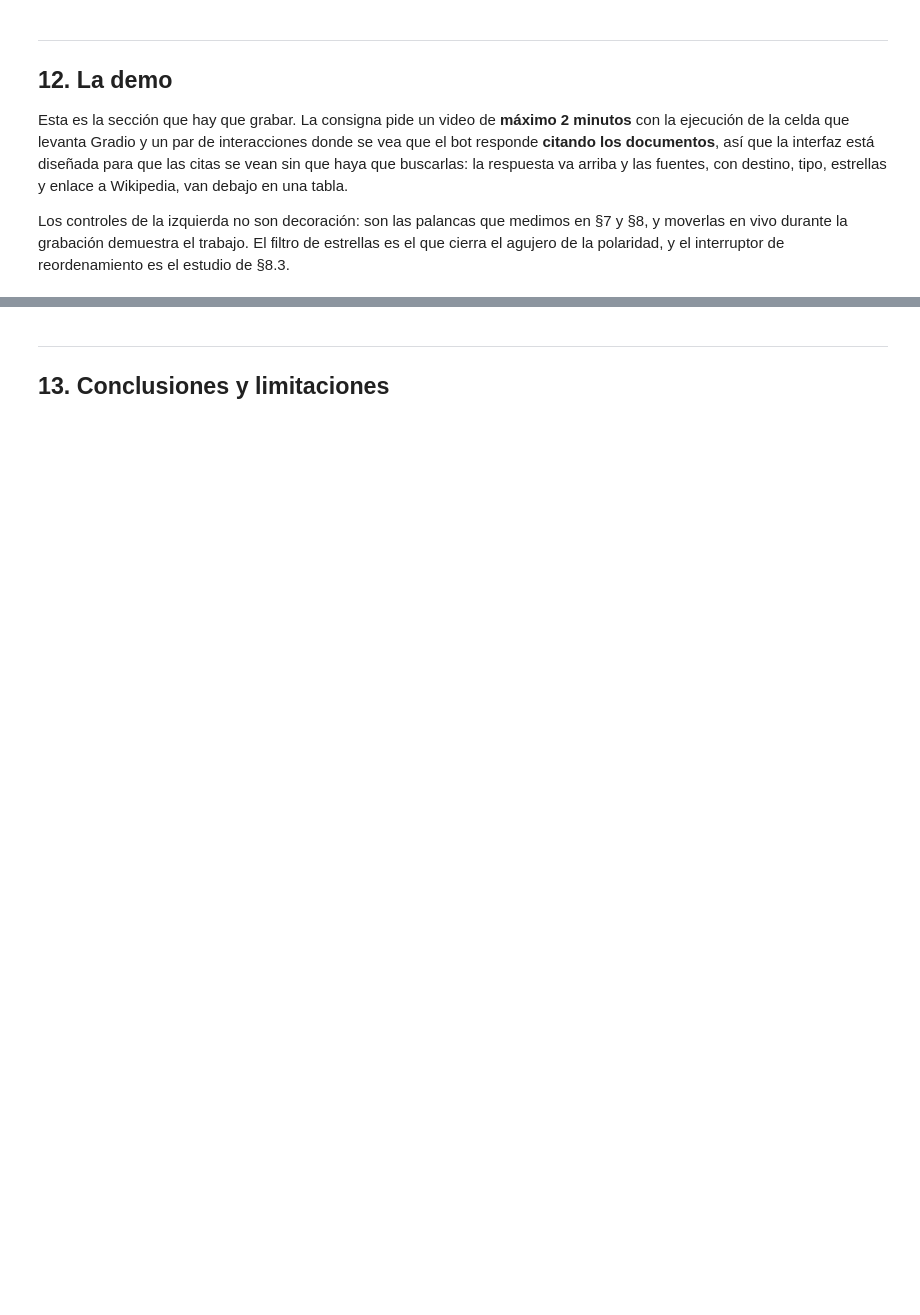
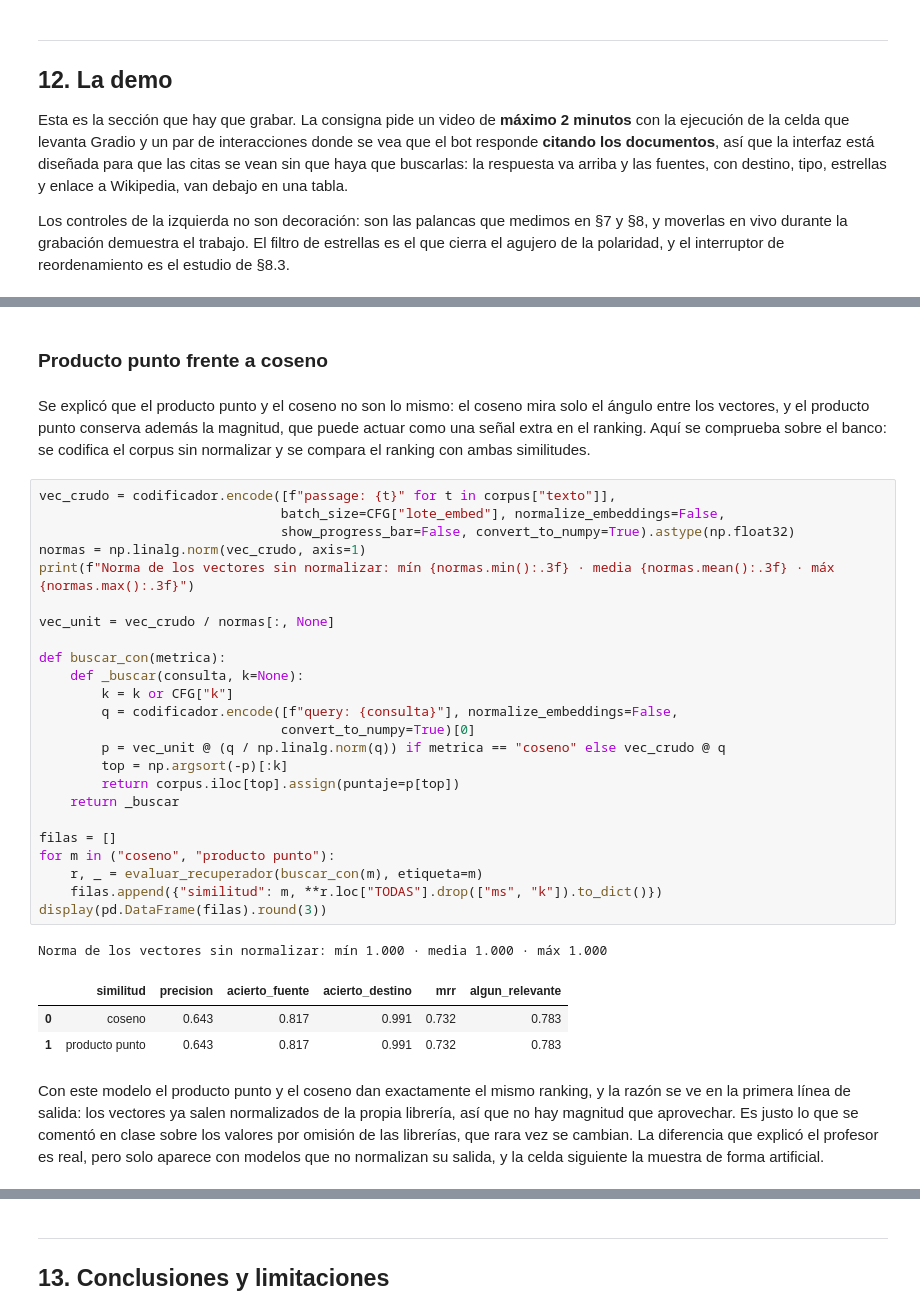
Before and after one commit to Aguado4/miniproyecto-5-nlp-Aguado-Cruz-Ramirez, a Jupyter notebook: notebooks/miniproyecto5_restmex_rag.ipynb, the cells around one changed output, grey strips where cells are left out. Saved outputs shown, nothing was run; the diff lists cells and outputs as text; blank space fills up the shorter version.

```diff
--- a/notebooks/miniproyecto5_restmex_rag.ipynb
+++ b/notebooks/miniproyecto5_restmex_rag.ipynb
@@ -1513,0 +1900,35 @@ if HAY_OLLAMA:
+# %% [markdown]
+### Producto punto frente a coseno
+# %% [markdown]
+Se explicó que el producto punto y el coseno no son lo mismo: el coseno mira solo el ángulo entre los vectores, y el producto punto conserva además la magnitud, que puede actuar como una señal extra en el ranking. Aquí se comprueba sobre el banco: se codifica el corpus sin normalizar y se compara el ranking con ambas similitudes.
+# %%
+vec_crudo = codificador.encode([f"passage: {t}" for t in corpus["texto"]],
+                               batch_size=CFG["lote_embed"], normalize_embeddings=False,
+                               show_progress_bar=False, convert_to_numpy=True).astype(np.float32)
+normas = np.linalg.norm(vec_crudo, axis=1)
+print(f"Norma de los vectores sin normalizar: mín {normas.min():.3f} · media {normas.mean():.3f} · máx {normas.max():.3f}")
+
+vec_unit = vec_crudo / normas[:, None]
+
+def buscar_con(metrica):
+    def _buscar(consulta, k=None):
+        k = k or CFG["k"]
+        q = codificador.encode([f"query: {consulta}"], normalize_embeddings=False,
+                               convert_to_numpy=True)[0]
+        p = vec_unit @ (q / np.linalg.norm(q)) if metrica == "coseno" else vec_crudo @ q
+        top = np.argsort(-p)[:k]
+        return corpus.iloc[top].assign(puntaje=p[top])
+    return _buscar
+
+filas = []
+for m in ("coseno", "producto punto"):
+    r, _ = evaluar_recuperador(buscar_con(m), etiqueta=m)
+    filas.append({"similitud": m, **r.loc["TODAS"].drop(["ms", "k"]).to_dict()})
+display(pd.DataFrame(filas).round(3))
+# %% [output]
+Norma de los vectores sin normalizar: mín 1.000 · media 1.000 · máx 1.000
+|  | similitud | precision | acierto_fuente | acierto_destino | mrr | algun_relevante |
+| 0 | coseno | 0.643 | 0.817 | 0.991 | 0.732 | 0.783 |
+| 1 | producto punto | 0.643 | 0.817 | 0.991 | 0.732 | 0.783 |
+# %% [markdown]
+Con este modelo el producto punto y el coseno dan exactamente el mismo ranking, y la razón se ve en la primera línea de salida: los vectores ya salen normalizados de la propia librería, así que no hay magnitud que aprovechar. Es justo lo que se comentó en clase sobre los valores por omisión de las librerías, que rara vez se cambian. La diferencia que explicó el profesor es real, pero solo aparece con modelos que no normalizan su salida, y la celda siguiente la muestra de forma artificial.
```
Also changed, not shown: parts of 68 cells of this notebook, 1 other file.
